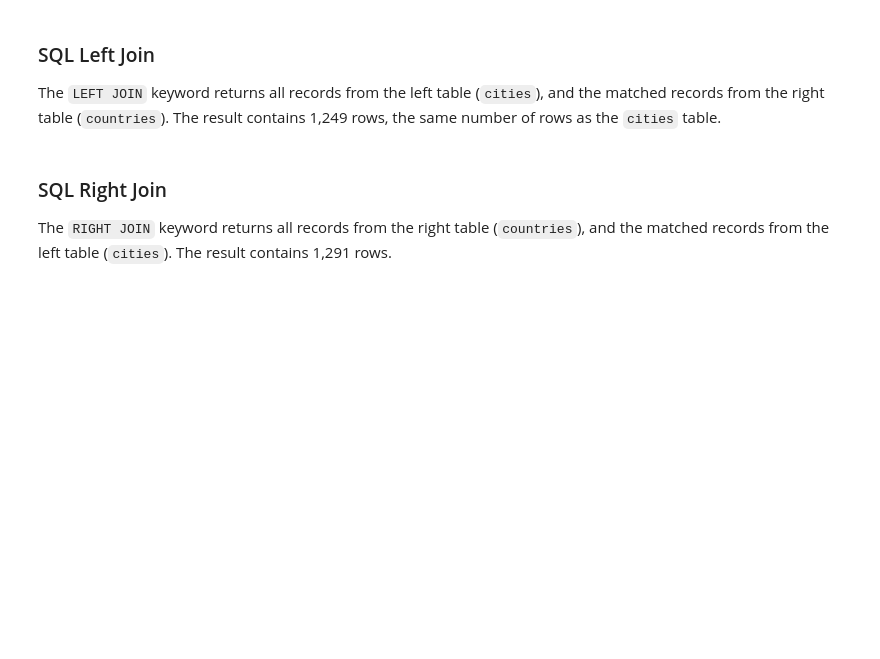
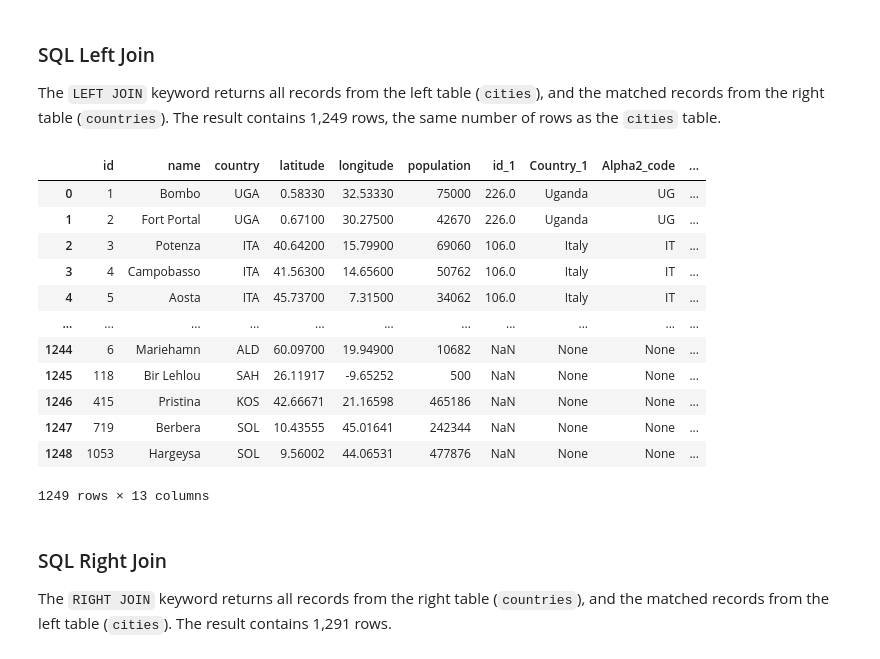
Before and after one commit to JialeiGuo1108/CASA-0025, a Jupyter notebook: notebooks/W02_sql_basics.ipynb, the cells around one changed output. Drawn from its saved outputs; the diff is of its cells as text; code cells hidden in the pictures; blank space fills up the shorter version.

```diff
--- a/notebooks/W02_sql_basics.ipynb
+++ b/notebooks/W02_sql_basics.ipynb
@@ -325,7 +485,24 @@ The `LEFT JOIN` keyword returns all records from the left table (`cities`), and
 # %%
 %%sql
 
-SELECT * FROM cities LEFT JOIN countries ON cities.country = countries."Alpha3_code";
+SELECT *
+FROM cities
+LEFT JOIN countries
+ON cities.country = countries."Alpha3_code";
+# %% [output]
+|  | id | name | country | latitude | longitude | population | id_1 | Country_1 | Alpha2_code | ... |
+| 0 | 1 | Bombo | UGA | 0.58330 | 32.53330 | 75000 | 226.0 | Uganda | UG | ... |
+| 1 | 2 | Fort Portal | UGA | 0.67100 | 30.27500 | 42670 | 226.0 | Uganda | UG | ... |
+| 2 | 3 | Potenza | ITA | 40.64200 | 15.79900 | 69060 | 106.0 | Italy | IT | ... |
+| 3 | 4 | Campobasso | ITA | 41.56300 | 14.65600 | 50762 | 106.0 | Italy | IT | ... |
+| 4 | 5 | Aosta | ITA | 45.73700 | 7.31500 | 34062 | 106.0 | Italy | IT | ... |
+| ... | ... | ... | ... | ... | ... | ... | ... | ... | ... | ... |
+| 1244 | 6 | Mariehamn | ALD | 60.09700 | 19.94900 | 10682 | NaN | None | None | ... |
+| 1245 | 118 | Bir Lehlou | SAH | 26.11917 | -9.65252 | 500 | NaN | None | None | ... |
+| 1246 | 415 | Pristina | KOS | 42.66671 | 21.16598 | 465186 | NaN | None | None | ... |
+| 1247 | 719 | Berbera | SOL | 10.43555 | 45.01641 | 242344 | NaN | None | None | ... |
+| 1248 | 1053 | Hargeysa | SOL | 9.56002 | 44.06531 | 477876 | NaN | None | None | ... |
+1249 rows × 13 columns
 # %% [markdown]
 ### SQL Right Join
 
```
Also changed, not shown: parts of 26 cells of this notebook, 2 other files.
